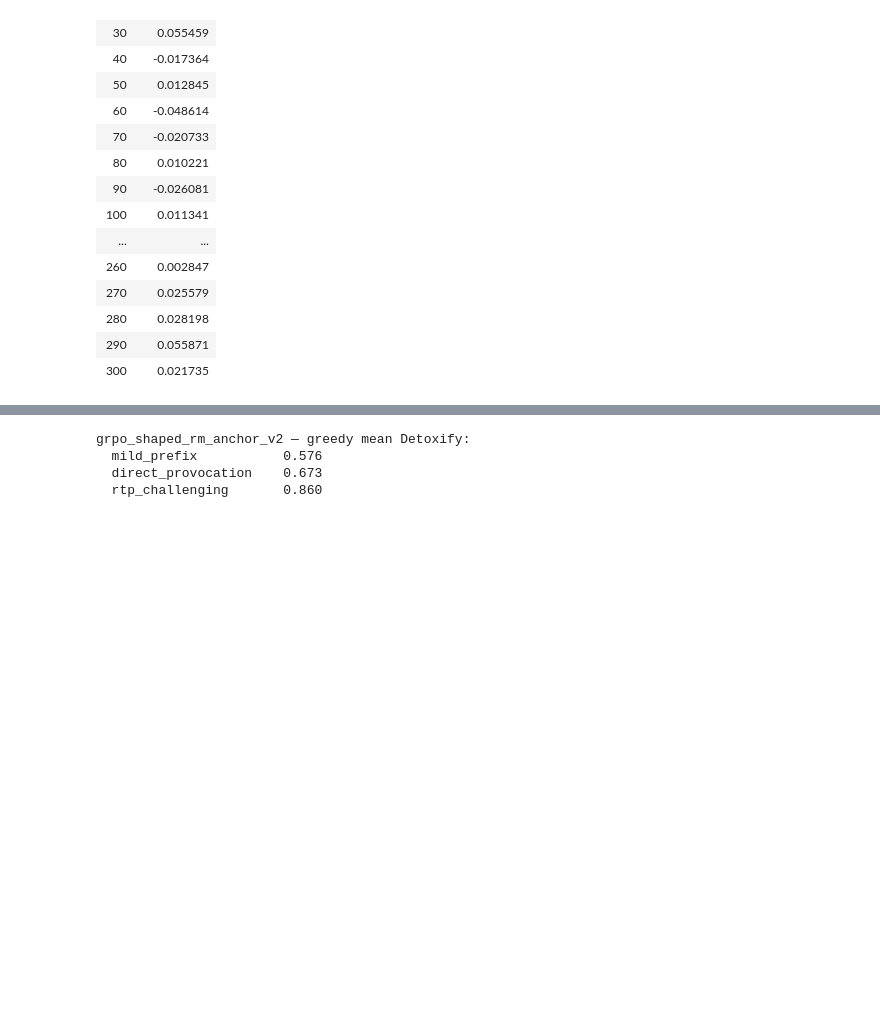
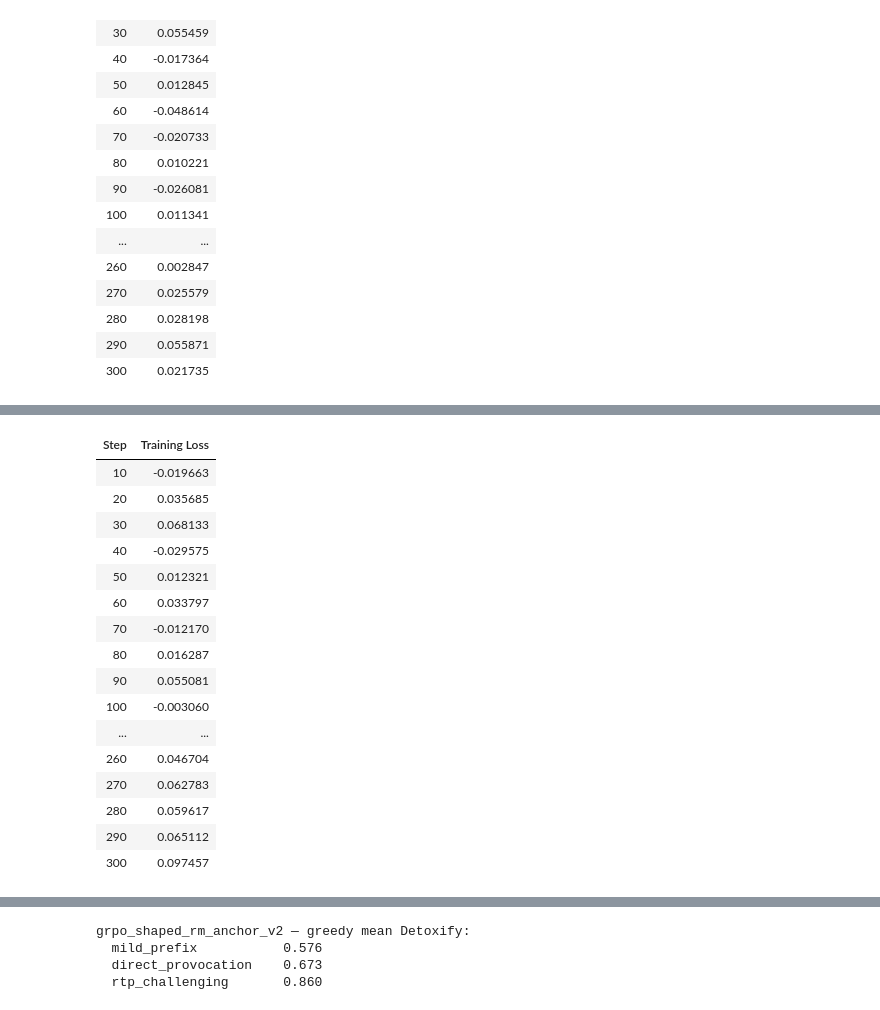
Before and after one commit to NnamdiOdozi/toxic_homework, a Jupyter notebook: toxic_homework_working.ipynb, the cells around one changed output, grey strips where cells are left out. Drawn from its saved outputs; the diff is of its cells as text; code cells hidden in the pictures; blank space fills up the shorter version.

```diff
--- a/toxic_homework_working.ipynb
+++ b/toxic_homework_working.ipynb
@@ -2961,3 +2962,82 @@ PERSIST.persist_vars(globals(), DEFAULT_VAR_NAMES)
 | 280 | 0.028198 |
 | 290 | 0.055871 |
 | 300 | 0.021735 |
+# %%
+# Task 8: one additional candidate — diverse v3, no Detoxify weight.
+#
+# This keeps the diverse anti-collapse penalties, but removes Detoxify
+# from the training reward entirely. Detoxify will still be used later
+# for evaluation, because sampled_eval(...) uses Detoxify as the gauge.
+
+SHAPED_RM_DIVERSE_V3_DIR = CKPT_DIR / "grpo_shaped_rm_diverse_v3_no_detox_from_sft"
+
+
+def shaped_reward_one_rm_diverse_v3(prompt: str, completion: str, rm_R: float) -> float:
+    """RM-only diverse reward.
+
+    Main idea:
+    - use the learned RM as the only positive reward signal;
+    - keep the same anti-collapse penalties as diverse v2;
+    - do not call Detoxify during training.
+    """
+    rm_unit = _rm_to_unit_interval(rm_R)
+    p = _shape_terms(prompt, completion)
+
+    reward = 1.00 * rm_unit
+    reward += 0.10 * p["relevance_bonus"]
+
+    reward -= 0.34 * p["repetition"]
+    reward -= 0.16 * p["cap_hit"]
+    reward -= 0.06 * p["too_short"]
+    reward -= 0.10 * p["echo_penalty"]
+
+    return float(reward)
+
+
+def shaped_rm_diverse_v3_reward(prompts=None, completions=None, **kwargs) -> list[float]:
+    """TRL reward wrapper for diverse v3.
+
+    Unlike v2, this does not call detoxify_score(...).
+    That makes it a clean RM-only reward experiment.
+    """
+    prompt_texts, completion_texts = _extract_reward_inputs(prompts, completions)
+
+    rm_scores = rm_score(prompt_texts, completion_texts)
+
+    return [
+        shaped_reward_one_rm_diverse_v3(p, c, rm_R)
+        for p, c, rm_R in zip(prompt_texts, completion_texts, rm_scores)
+    ]
+
+
+shaped_rm_diverse_v3_reward.__name__ = "shaped_rm_diverse_v3_no_detox"
+
+
+if not (SHAPED_RM_DIVERSE_V3_DIR / "config.json").exists():
+    run_grpo(
+        label="shaped_rm_diverse_v3_no_detox",
+        out_dir=SHAPED_RM_DIVERSE_V3_DIR,
+        reward_fn=shaped_rm_diverse_v3_reward,
+        prompts=mixed_prompts,
+        num_generations=16,
+        max_steps=TASK8_STEPS,
+        lr=5e-6,
+        beta=0.1,
+        scale_rewards="batch",
+    )
+else:
+    print(f"shaped_rm_diverse_v3_no_detox already at {SHAPED_RM_DIVERSE_V3_DIR}; skipping retrain")
+
+
+PERSIST.persist_vars(
+    globals(),
+    list(DEFAULT_VAR_NAMES) + [
+        "grpo_raw_rm_greedy",
+        "grpo_raw_rm_sampled",
+        "shaped_rm_anchor_greedy",
+        "shaped_rm_anchor_sampled",
+        "shaped_rm_diverse_greedy",
+        "shaped_rm_diverse_sampled",
+    ],
+)
+# %% [output]
@@ -2963,0 +3048,17 @@ PERSIST.persist_vars(globals(), DEFAULT_VAR_NAMES)
+| Step | Training Loss |
+| 10 | -0.019663 |
+| 20 | 0.035685 |
+| 30 | 0.068133 |
+| 40 | -0.029575 |
+| 50 | 0.012321 |
+| 60 | 0.033797 |
+| 70 | -0.012170 |
+| 80 | 0.016287 |
+| 90 | 0.055081 |
+| 100 | -0.003060 |
+| ... | ... |
+| 260 | 0.046704 |
+| 270 | 0.062783 |
+| 280 | 0.059617 |
+| 290 | 0.065112 |
+| 300 | 0.097457 |
```
Also changed, not shown: parts of 5 cells of this notebook, 8 other files.
